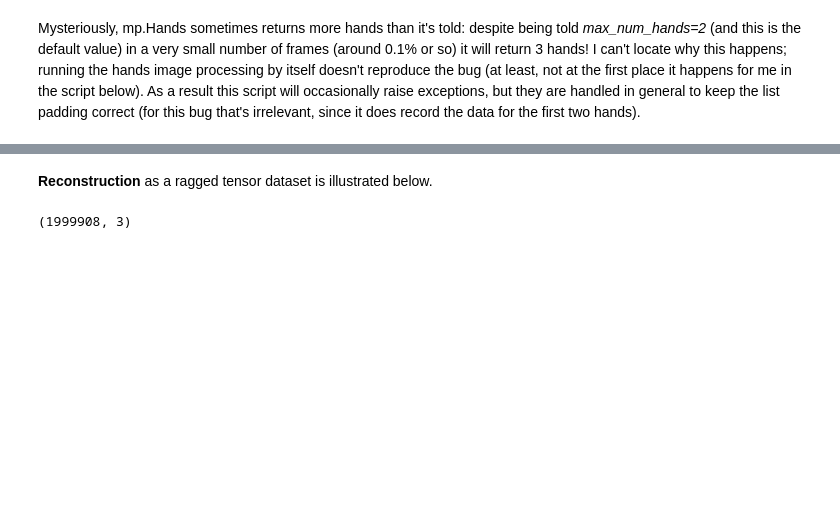
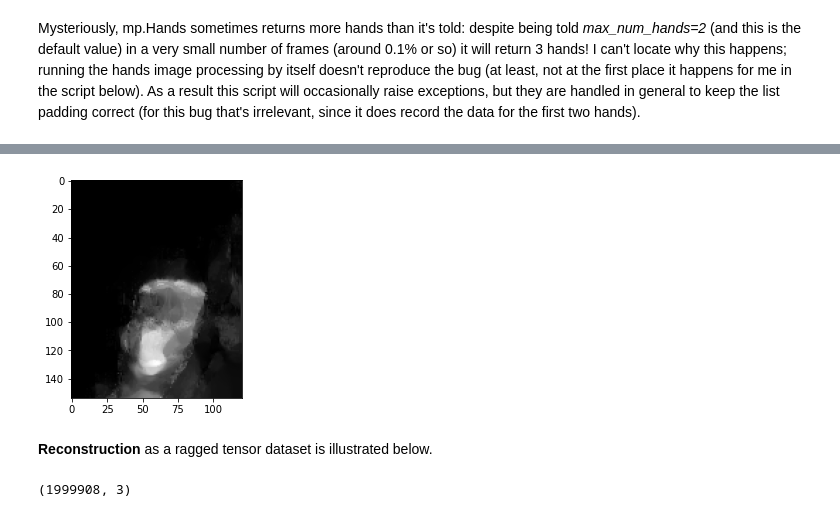
Before and after one commit to farbere/Runarljod, a Jupyter notebook: hand_processing.ipynb, the cells around one changed output, grey strips where cells are left out. Drawn from its saved outputs; the diff is of its cells as text; code cells hidden in the pictures; blank space fills up the shorter version.

```diff
--- a/hand_processing.ipynb
+++ b/hand_processing.ipynb
@@ -939,3 +1005,9 @@ print("Elapsed time", now-justnow, "FPS", total_frames/(now-justnow), "lost frac
+# %%
+j=30
+rgb = visualise_flow(np.float32(flow[0][0][j*154*121:(j+1)*154*121].reshape(154,121,2)))/255
+# sometimes round-off error will produce values slightly outside [0,1] here, giving a clipping warning
+# %% [output]
+[figure, added]
 # %%
 # frames with no hand detected
 for filename in warnings_list[0]:
```
Also changed, not shown: parts of 18 cells of this notebook.
